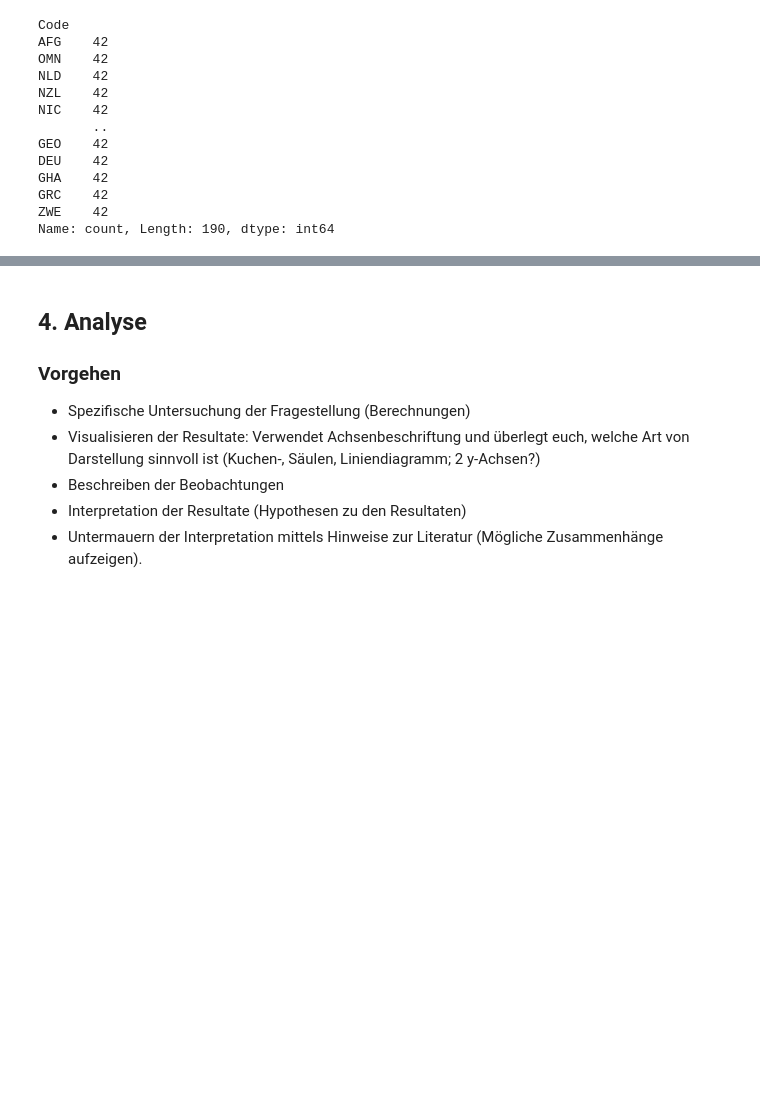
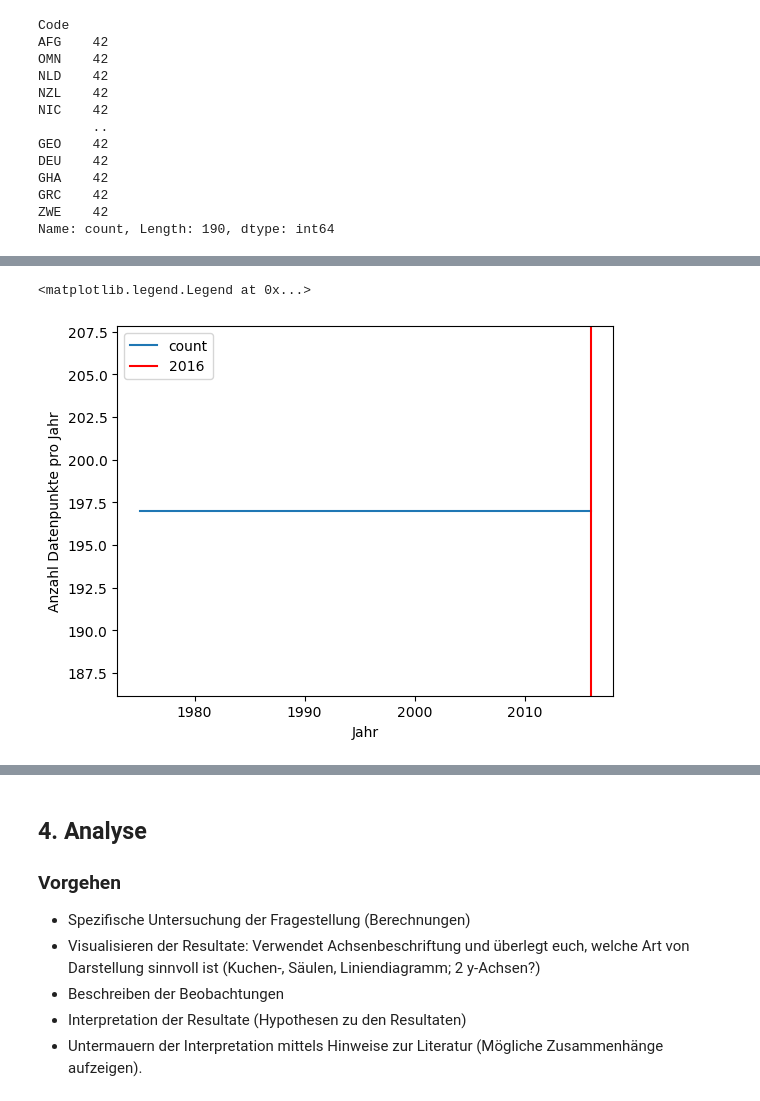
Before and after one commit to simona-cyber/LN-Python, a Jupyter notebook: Grundgerüst_Leistungsnachweis.ipynb, the cells around one changed output, grey strips where cells are left out. Drawn from its saved outputs; the diff is of its cells as text; code cells hidden in the pictures; blank space fills up the shorter version.

```diff
--- a/Grundgerüst_Leistungsnachweis.ipynb
+++ b/Grundgerüst_Leistungsnachweis.ipynb
@@ -145,0 +173,8 @@ df["Code"].value_counts().plot(kind="bar", xticks=[], ylabel="Anzahl Datenpunkt
+# %%
+# Jahre mit maximaler Anzahl Datenpunkte (257)
+g = df["Jahr"].value_counts().sort_index().plot(ylabel="Anzahl Datenpunkte pro Jahr");
+g.axvline(x=2016, color="red", label="2016") # rote Linie bei 2016 - ab sind alle Jahre enthalten
+g.legend()  # Legende anzeigen
+# %% [output]
+<matplotlib.legend.Legend at 0x...>
+[figure, added]
```
Also changed, not shown: parts of 5 cells of this notebook.
